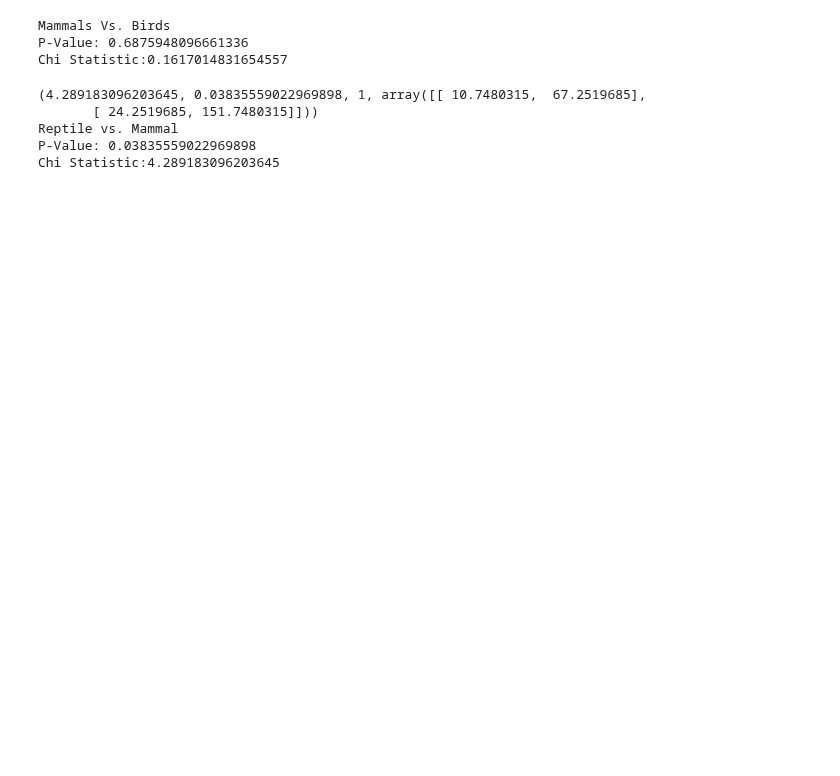
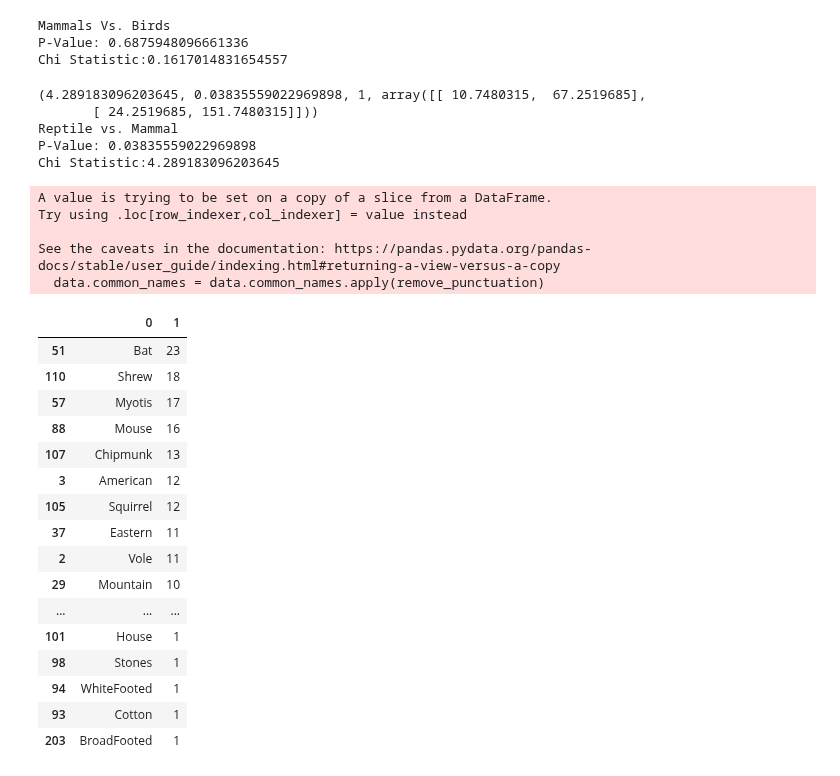
Before and after one commit to Gigabyte2408/biodiversity-project, a Jupyter notebook: biodiversity.ipynb, the cells around one changed output. Cells and saved outputs as stored; diff of their text form; code cells hidden in the pictures; blank space fills up the shorter version.

```diff
--- a/biodiversity.ipynb
+++ b/biodiversity.ipynb
@@ -134,3 +121,48 @@ print(f'Reptile vs. Mammal\nP-Value: {results[1]} \nChi Statistic:{results[0]}')
 Reptile vs. Mammal
 P-Value: 0.03835559022969898
 Chi Statistic:4.289183096203645
+# %%
+data = species[species.category == 'Mammal']
+punctuation = [',', "'", '(', ')', '.', '-']
+def remove_punctuation(text):
+    for i in punctuation:
+        text = text.replace(i, '')
+    return text
+empty_dict = {}
+empty_list = []
+
+data.common_names = data.common_names.apply(remove_punctuation)
+for i in data.common_names:
+    i = i.split()
+    i = list(dict.fromkeys(i))
+    for y in i:
+        if y in empty_dict:
+            empty_dict[y] +=1
+        else:
+            empty_dict[y] = 1
+listy = list(zip(empty_dict.keys(), empty_dict.values()))
+listy = pd.DataFrame(listy)
+listy.sort_values(by = 1, ascending = False)
+# %% [output]
+A value is trying to be set on a copy of a slice from a DataFrame.
+Try using .loc[row_indexer,col_indexer] = value instead
+
+See the caveats in the documentation: https://pandas.pydata.org/pandas-docs/stable/user_guide/indexing.html#returning-a-view-versus-a-copy
+  data.common_names = data.common_names.apply(remove_punctuation)
+|  | 0 | 1 |
+| 51 | Bat | 23 |
+| 110 | Shrew | 18 |
+| 57 | Myotis | 17 |
+| 88 | Mouse | 16 |
+| 107 | Chipmunk | 13 |
+| 3 | American | 12 |
+| 105 | Squirrel | 12 |
+| 37 | Eastern | 11 |
+| 2 | Vole | 11 |
+| 29 | Mountain | 10 |
+| ... | ... | ... |
+| 101 | House | 1 |
+| 98 | Stones | 1 |
+| 94 | WhiteFooted | 1 |
+| 93 | Cotton | 1 |
+| 203 | BroadFooted | 1 |
```
Also changed, not shown: parts of 5 cells of this notebook.
